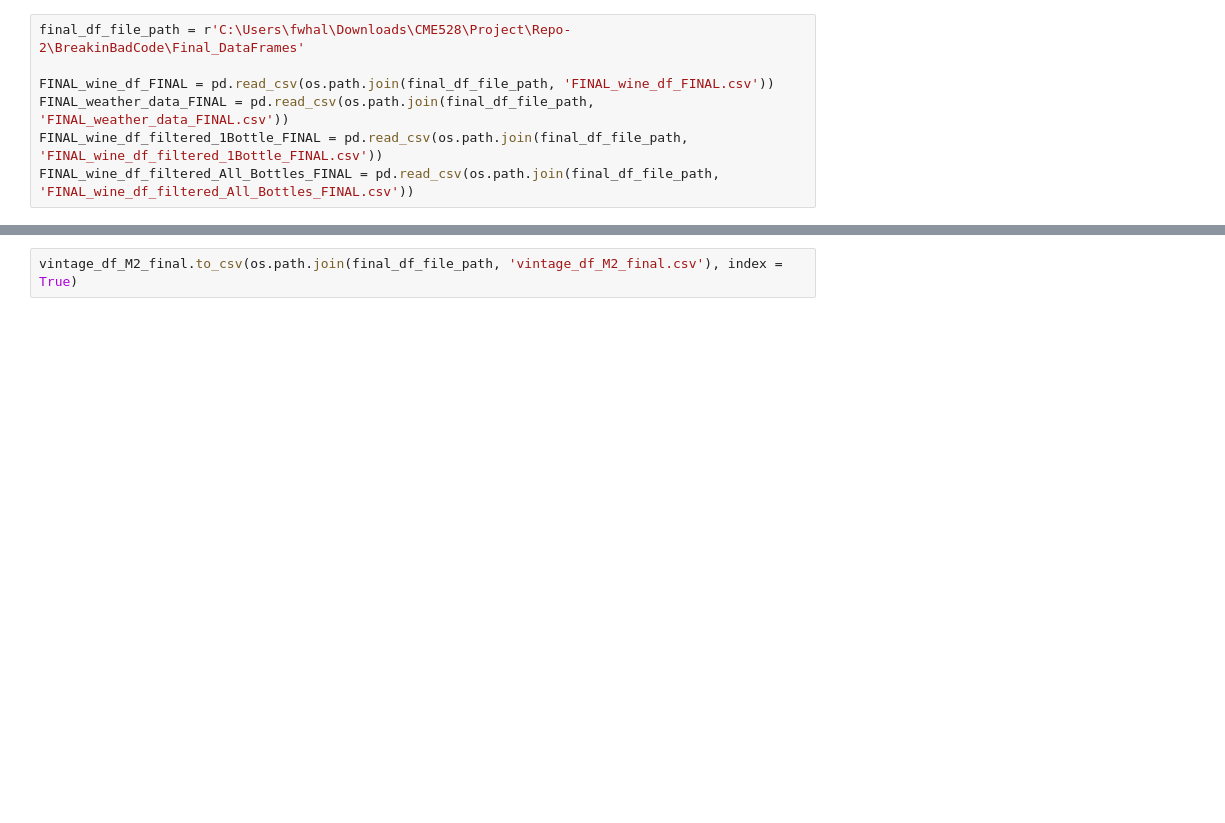
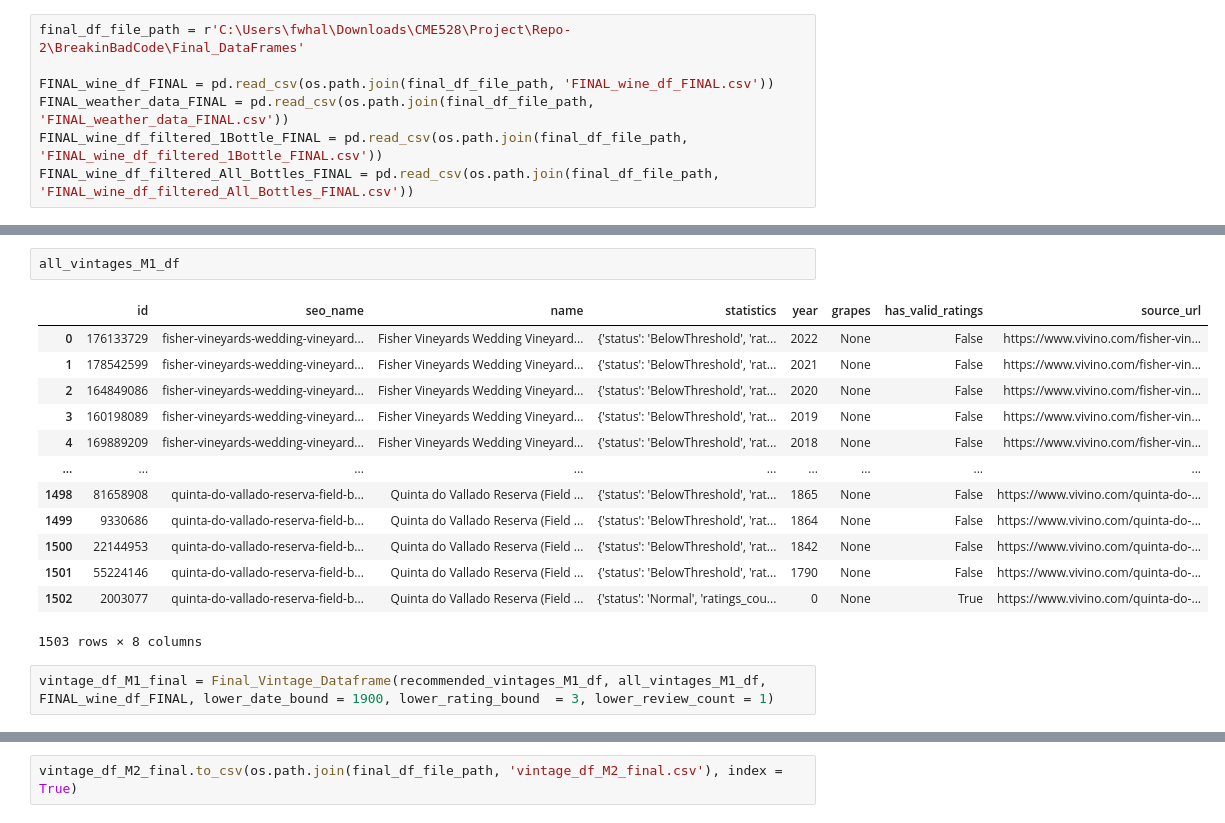
Before and after one commit to willhall2001/BreakinBadCode, a Jupyter notebook: 03_Training_Dataset.ipynb, the cells around one changed output, grey strips where cells are left out. Cells and saved outputs as stored; diff of their text form; blank space fills up the shorter version.

```diff
--- a/03_Training_Dataset.ipynb
+++ b/03_Training_Dataset.ipynb
@@ -332,0 +383,18 @@ FINAL_training_data_Model1_FINAL.to_csv(os.path.join(final_df_file_path, 'FINAL_
+# %%
+all_vintages_M1_df
+# %% [output]
+|  | id | seo_name | name | statistics | year | grapes | has_valid_ratings | source_url |
+| 0 | 176133729 | fisher-vineyards-wedding-vineyard... | Fisher Vineyards Wedding Vineyard... | {'status': 'BelowThreshold', 'rat... | 2022 | None | False | https://www.vivino.com/fisher-vin... |
+| 1 | 178542599 | fisher-vineyards-wedding-vineyard... | Fisher Vineyards Wedding Vineyard... | {'status': 'BelowThreshold', 'rat... | 2021 | None | False | https://www.vivino.com/fisher-vin... |
+| 2 | 164849086 | fisher-vineyards-wedding-vineyard... | Fisher Vineyards Wedding Vineyard... | {'status': 'BelowThreshold', 'rat... | 2020 | None | False | https://www.vivino.com/fisher-vin... |
+| 3 | 160198089 | fisher-vineyards-wedding-vineyard... | Fisher Vineyards Wedding Vineyard... | {'status': 'BelowThreshold', 'rat... | 2019 | None | False | https://www.vivino.com/fisher-vin... |
+| 4 | 169889209 | fisher-vineyards-wedding-vineyard... | Fisher Vineyards Wedding Vineyard... | {'status': 'BelowThreshold', 'rat... | 2018 | None | False | https://www.vivino.com/fisher-vin... |
+| ... | ... | ... | ... | ... | ... | ... | ... | ... |
+| 1498 | 81658908 | quinta-do-vallado-reserva-field-b... | Quinta do Vallado Reserva (Field ... | {'status': 'BelowThreshold', 'rat... | 1865 | None | False | https://www.vivino.com/quinta-do-... |
+| 1499 | 9330686 | quinta-do-vallado-reserva-field-b... | Quinta do Vallado Reserva (Field ... | {'status': 'BelowThreshold', 'rat... | 1864 | None | False | https://www.vivino.com/quinta-do-... |
+| 1500 | 22144953 | quinta-do-vallado-reserva-field-b... | Quinta do Vallado Reserva (Field ... | {'status': 'BelowThreshold', 'rat... | 1842 | None | False | https://www.vivino.com/quinta-do-... |
+| 1501 | 55224146 | quinta-do-vallado-reserva-field-b... | Quinta do Vallado Reserva (Field ... | {'status': 'BelowThreshold', 'rat... | 1790 | None | False | https://www.vivino.com/quinta-do-... |
+| 1502 | 2003077 | quinta-do-vallado-reserva-field-b... | Quinta do Vallado Reserva (Field ... | {'status': 'Normal', 'ratings_cou... | 0 | None | True | https://www.vivino.com/quinta-do-... |
+1503 rows × 8 columns
+# %%
+vintage_df_M1_final = Final_Vintage_Dataframe(recommended_vintages_M1_df, all_vintages_M1_df, FINAL_wine_df_FINAL, lower_date_bound = 1900, lower_rating_bound  = 3, lower_review_count = 1)
```
Also changed, not shown: parts of 11 cells of this notebook, 1 other file.
